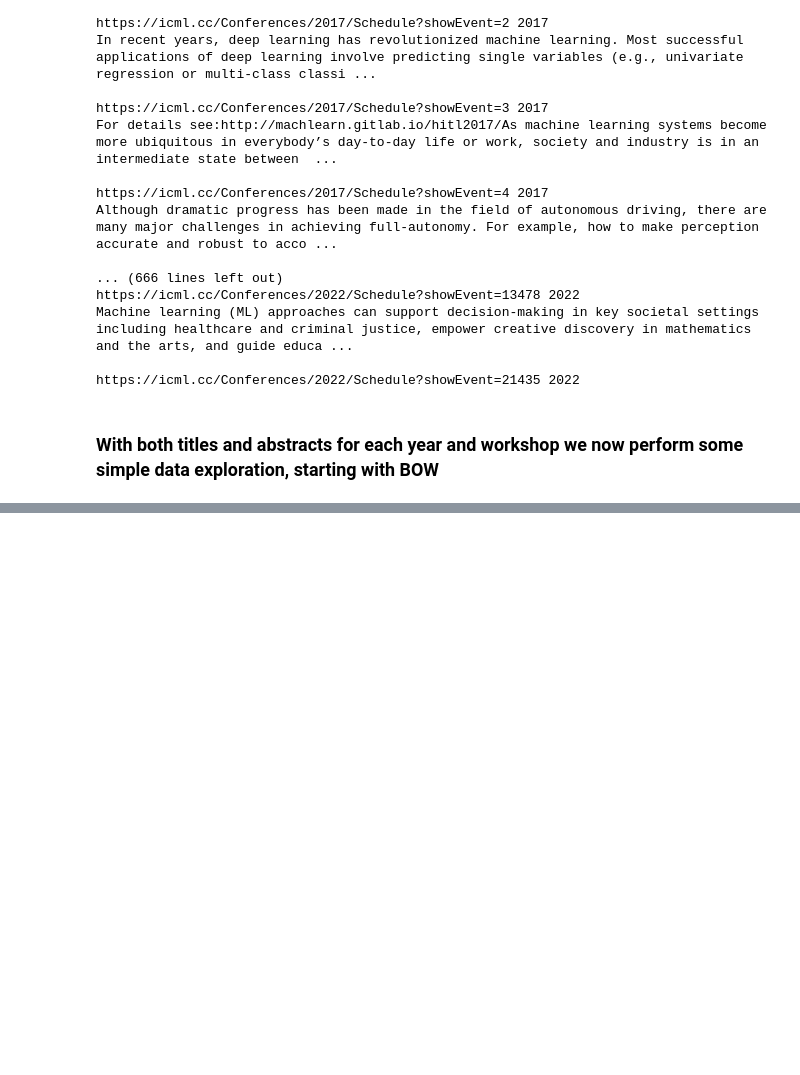
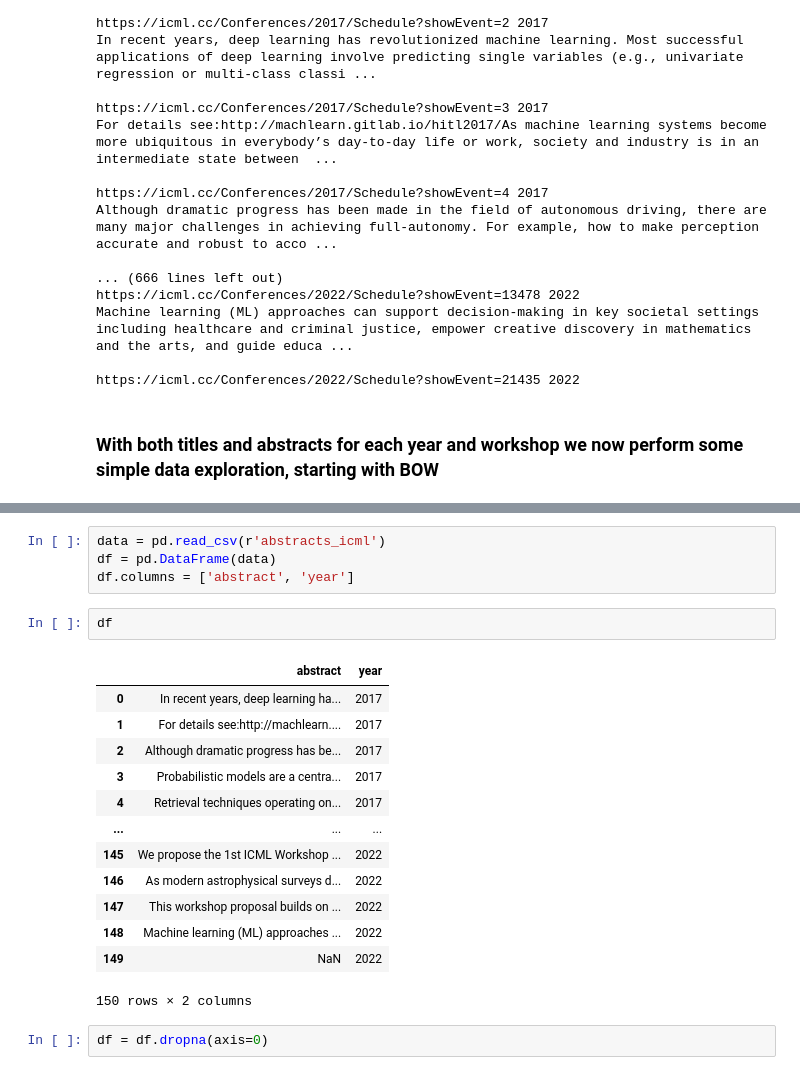
Before and after one commit to cufbas/ICML-analysis, a Jupyter notebook: Scraper.ipynb, the cells around one changed output, grey strips where cells are left out. Drawn from its saved outputs; the diff is of its cells as text; blank space fills up the shorter version.

```diff
--- a/Scraper.ipynb
+++ b/Scraper.ipynb
@@ -119,0 +120,22 @@ ModuleNotFoundError: No module named 'pandas'
+# %%
+data = pd.read_csv(r'abstracts_icml')
+df = pd.DataFrame(data)
+df.columns = ['abstract', 'year']
+# %%
+df
+# %% [output]
+|  | abstract | year |
+| 0 | In recent years, deep learning ha... | 2017 |
+| 1 | For details see:http://machlearn.... | 2017 |
+| 2 | Although dramatic progress has be... | 2017 |
+| 3 | Probabilistic models are a centra... | 2017 |
+| 4 | Retrieval techniques operating on... | 2017 |
+| ... | ... | ... |
+| 145 | We propose the 1st ICML Workshop ... | 2022 |
+| 146 | As modern astrophysical surveys d... | 2022 |
+| 147 | This workshop proposal builds on ... | 2022 |
+| 148 | Machine learning (ML) approaches ... | 2022 |
+| 149 | NaN | 2022 |
+150 rows × 2 columns
+# %%
+df = df.dropna(axis=0)
```
Also changed, not shown: parts of 21 cells of this notebook.
